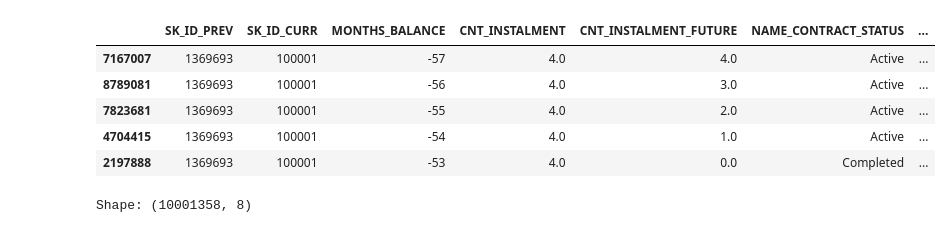
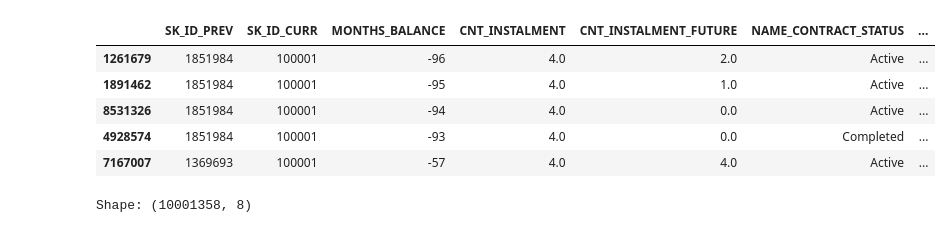
Before and after one commit to KazukiOnodera/Home-Credit-Default-Risk, a Jupyter notebook: py/EDA_004_POS_CASH_balance.ipynb, the cells around one changed output. Saved outputs shown, nothing was run; the diff lists cells and outputs as text; code cells hidden in the pictures.

```diff
--- a/py/EDA_004_POS_CASH_balance.ipynb
+++ b/py/EDA_004_POS_CASH_balance.ipynb
@@ -27,15 +27,15 @@ sorted(glob('../data/*'))
  '../data/test',
  '../data/train']
 # %%
-df = utils.read_pickles('../data/POS_CASH_balance').sort_values(['SK_ID_CURR', 'SK_ID_PREV', 'MONTHS_BALANCE'])
+df = utils.read_pickles('../data/POS_CASH_balance').sort_values(['SK_ID_CURR', 'MONTHS_BALANCE'])
 df.head()
 # %% [output]
 |  | SK_ID_PREV | SK_ID_CURR | MONTHS_BALANCE | CNT_INSTALMENT | CNT_INSTALMENT_FUTURE | NAME_CONTRACT_STATUS | ... |
+| 1261679 | 1851984 | 100001 | -96 | 4.0 | 2.0 | Active | ... |
+| 1891462 | 1851984 | 100001 | -95 | 4.0 | 1.0 | Active | ... |
+| 8531326 | 1851984 | 100001 | -94 | 4.0 | 0.0 | Active | ... |
+| 4928574 | 1851984 | 100001 | -93 | 4.0 | 0.0 | Completed | ... |
 | 7167007 | 1369693 | 100001 | -57 | 4.0 | 4.0 | Active | ... |
-| 8789081 | 1369693 | 100001 | -56 | 4.0 | 3.0 | Active | ... |
-| 7823681 | 1369693 | 100001 | -55 | 4.0 | 2.0 | Active | ... |
-| 4704415 | 1369693 | 100001 | -54 | 4.0 | 1.0 | Active | ... |
-| 2197888 | 1369693 | 100001 | -53 | 4.0 | 0.0 | Completed | ... |
 # %%
 EDA.df_info(df)
 # %% [output]
```
Also changed, not shown: parts of 26 cells of this notebook, 13 other files.
